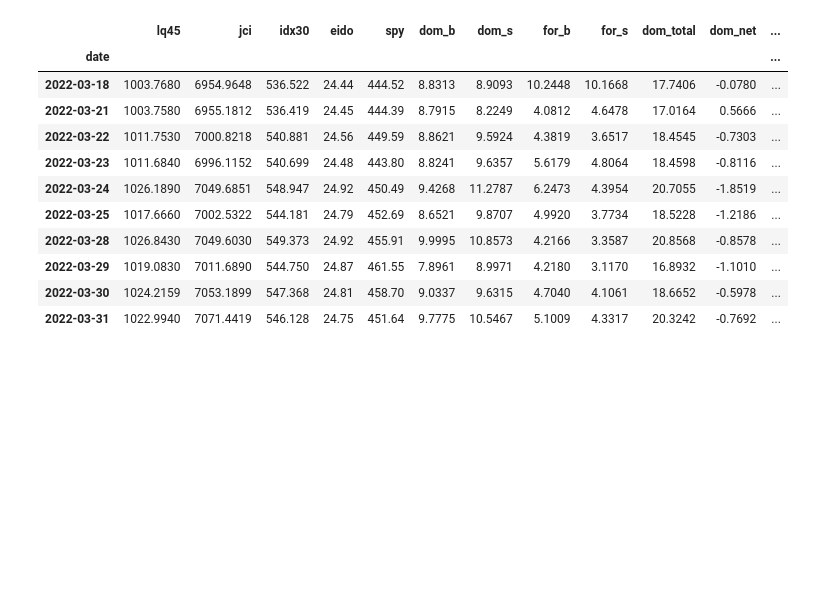
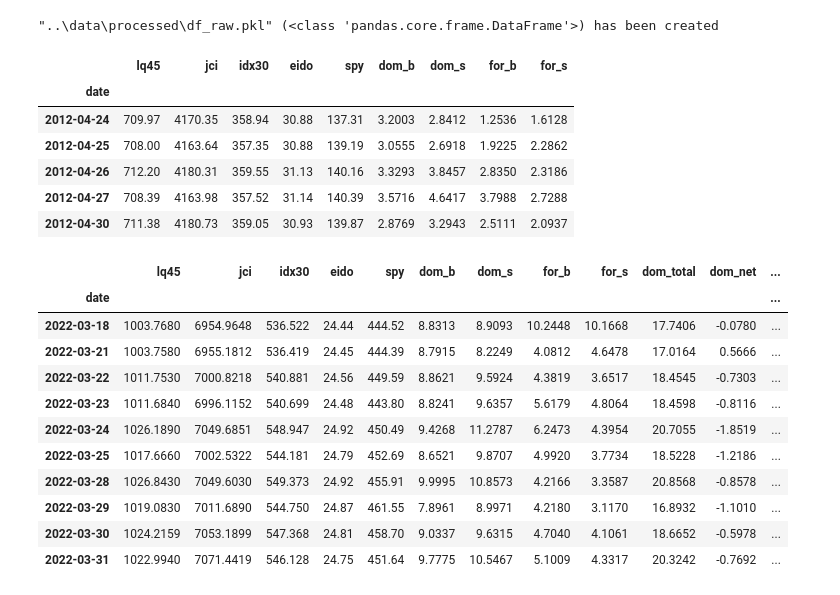
Before and after one commit to ercainz/lq45_prediction, a Jupyter notebook: notebooks/eda.ipynb, the cells around one changed output. Drawn from its saved outputs; the diff is of its cells as text; code cells hidden in the pictures; blank space fills up the shorter version.

```diff
--- a/notebooks/eda.ipynb
+++ b/notebooks/eda.ipynb
@@ -1,5 +1,9 @@
 # %%
-import predefined
+import sys
+sys.path.insert(0, '..//src//data')
+sys.path.insert(0, '..//src//features')
+
+import read_data
 import data_preprocessing
 
 import matplotlib.pyplot as plt
@@ -7,9 +11,21 @@ import seaborn as sns
 import pandas as pd
 import pmdarima as pm
 
-rawdata = predefined.LoadRawData(csv='..\\data\\asof_Q1_22.csv')
-#rawdata.create_pkl(obj=rawdata.load_csv(), pkl='..\\pkl\\df_raw.pkl')
-df_raw = rawdata.load_pkl(pkl='..\\pkl\\df_raw.pkl')
+rawdata = read_data.LoadRawData(csv=r'..\data\raw\dataset_Q122.csv')
+#rawdata.create_pkl(obj=rawdata.load_csv(), pkl=r'..\data\processed\df_raw.pkl')
+df_raw = rawdata.load_pkl(pkl=r'..\data\processed\df_raw.pkl')
 
 DataPrep = data_preprocessing.DataPreprocessing(dataframe=df_raw)
+# %% [output]
+"..\data\processed\df_raw.pkl" (<class 'pandas.core.frame.DataFrame'>) has been created
+# %%
+df_raw.head()
+# %% [output]
+|  | lq45 | jci | idx30 | eido | spy | dom_b | dom_s | for_b | for_s |
+| date |  |  |  |  |  |  |  |  |  |
+| 2012-04-24 | 709.97 | 4170.35 | 358.94 | 30.88 | 137.31 | 3.2003 | 2.8412 | 1.2536 | 1.6128 |
+| 2012-04-25 | 708.00 | 4163.64 | 357.35 | 30.88 | 139.19 | 3.0555 | 2.6918 | 1.9225 | 2.2862 |
+| 2012-04-26 | 712.20 | 4180.31 | 359.55 | 31.13 | 140.16 | 3.3293 | 3.8457 | 2.8350 | 2.3186 |
+| 2012-04-27 | 708.39 | 4163.98 | 357.52 | 31.14 | 140.39 | 3.5716 | 4.6417 | 3.7988 | 2.7288 |
+| 2012-04-30 | 711.38 | 4180.73 | 359.05 | 30.93 | 139.87 | 2.8769 | 3.2943 | 2.5111 | 2.0937 |
 # %%
```
Also changed, not shown: parts of 1 cell of this notebook, 40 other files.
